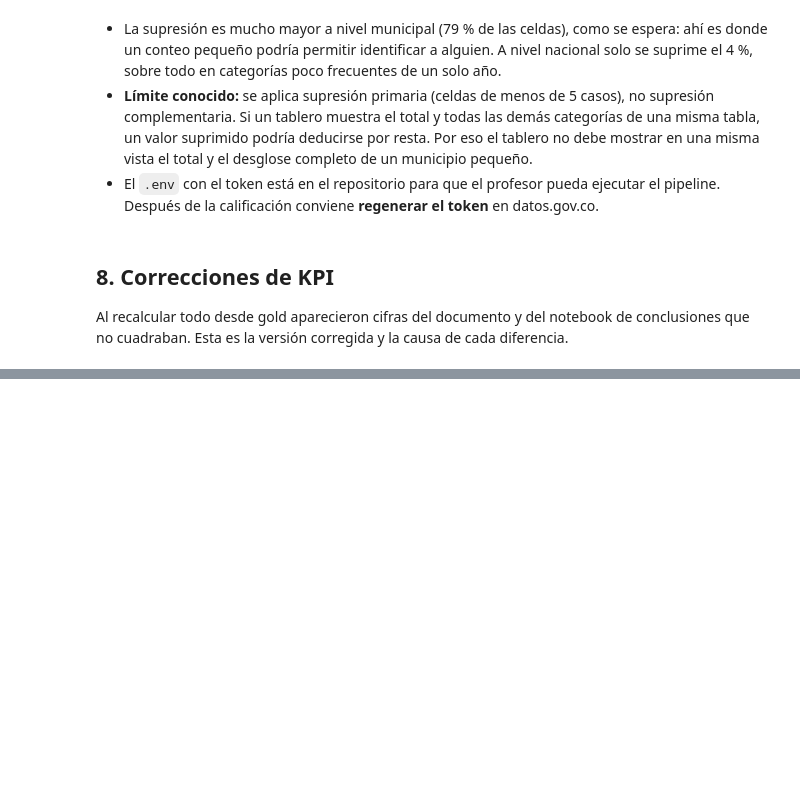
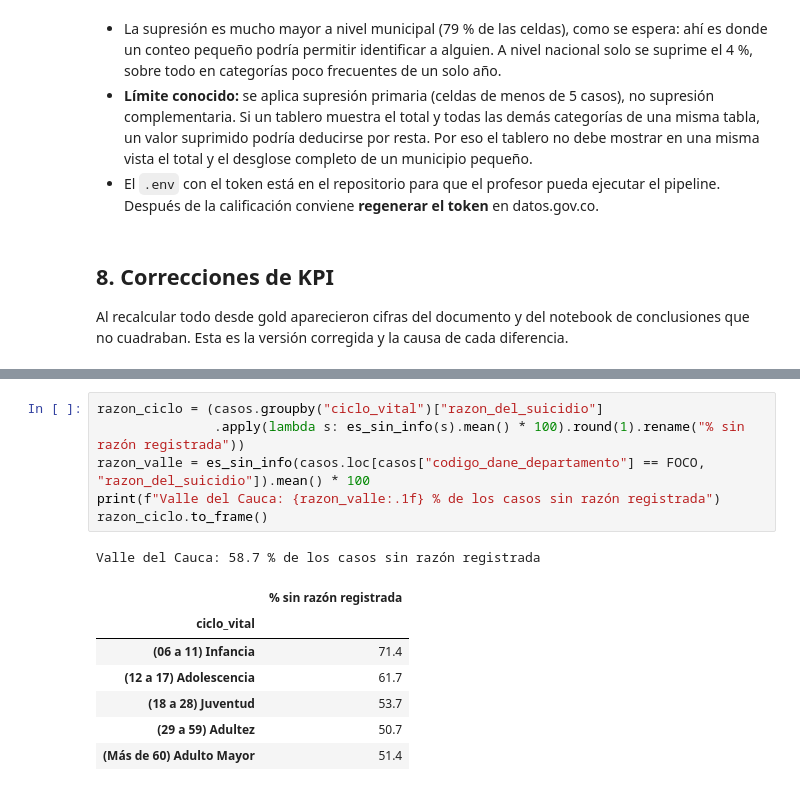
Before and after one commit to danielgomez03/etl-suicidios-colombia, a Jupyter notebook: notebooks/informe.ipynb, the cells around one changed output, grey strips where cells are left out. Cells and saved outputs as stored; diff of their text form; blank space fills up the shorter version.

```diff
--- a/notebooks/informe.ipynb
+++ b/notebooks/informe.ipynb
@@ -782,0 +836,15 @@ Ninguna de las dos debe excluir los años sin casos ni promediarse por caso.
+# %%
+razon_ciclo = (casos.groupby("ciclo_vital")["razon_del_suicidio"]
+               .apply(lambda s: es_sin_info(s).mean() * 100).round(1).rename("% sin razón registrada"))
+razon_valle = es_sin_info(casos.loc[casos["codigo_dane_departamento"] == FOCO, "razon_del_suicidio"]).mean() * 100
+print(f"Valle del Cauca: {razon_valle:.1f} % de los casos sin razón registrada")
+razon_ciclo.to_frame()
+# %% [output]
+Valle del Cauca: 58.7 % de los casos sin razón registrada
+|  | % sin razón registrada |
+| ciclo_vital |  |
+| (06 a 11) Infancia | 71.4 |
+| (12 a 17) Adolescencia | 61.7 |
+| (18 a 28) Juventud | 53.7 |
+| (29 a 59) Adultez | 50.7 |
+| (Más de 60) Adulto Mayor | 51.4 |
```
Also changed, not shown: parts of 6 cells of this notebook, 8 other files.
